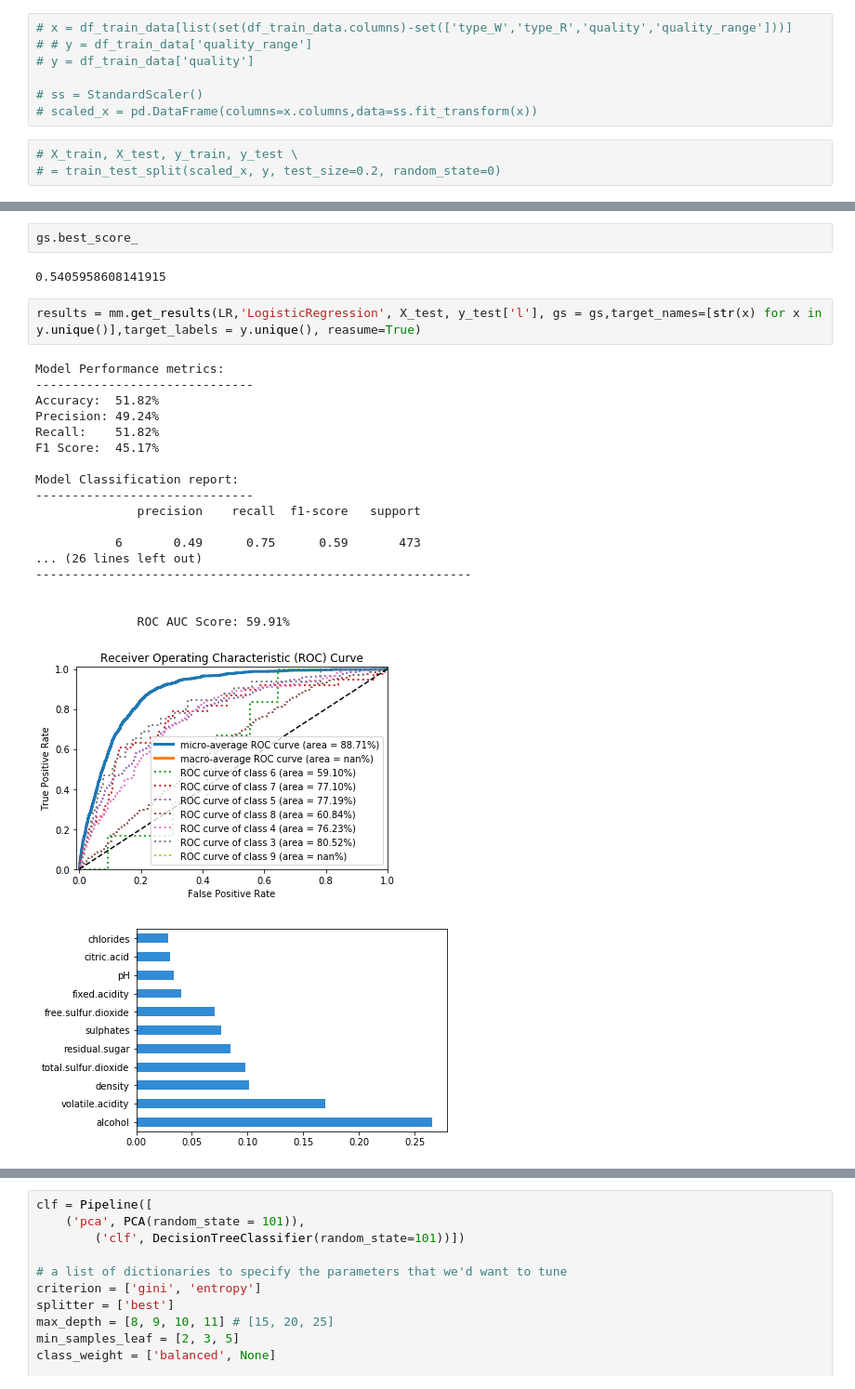
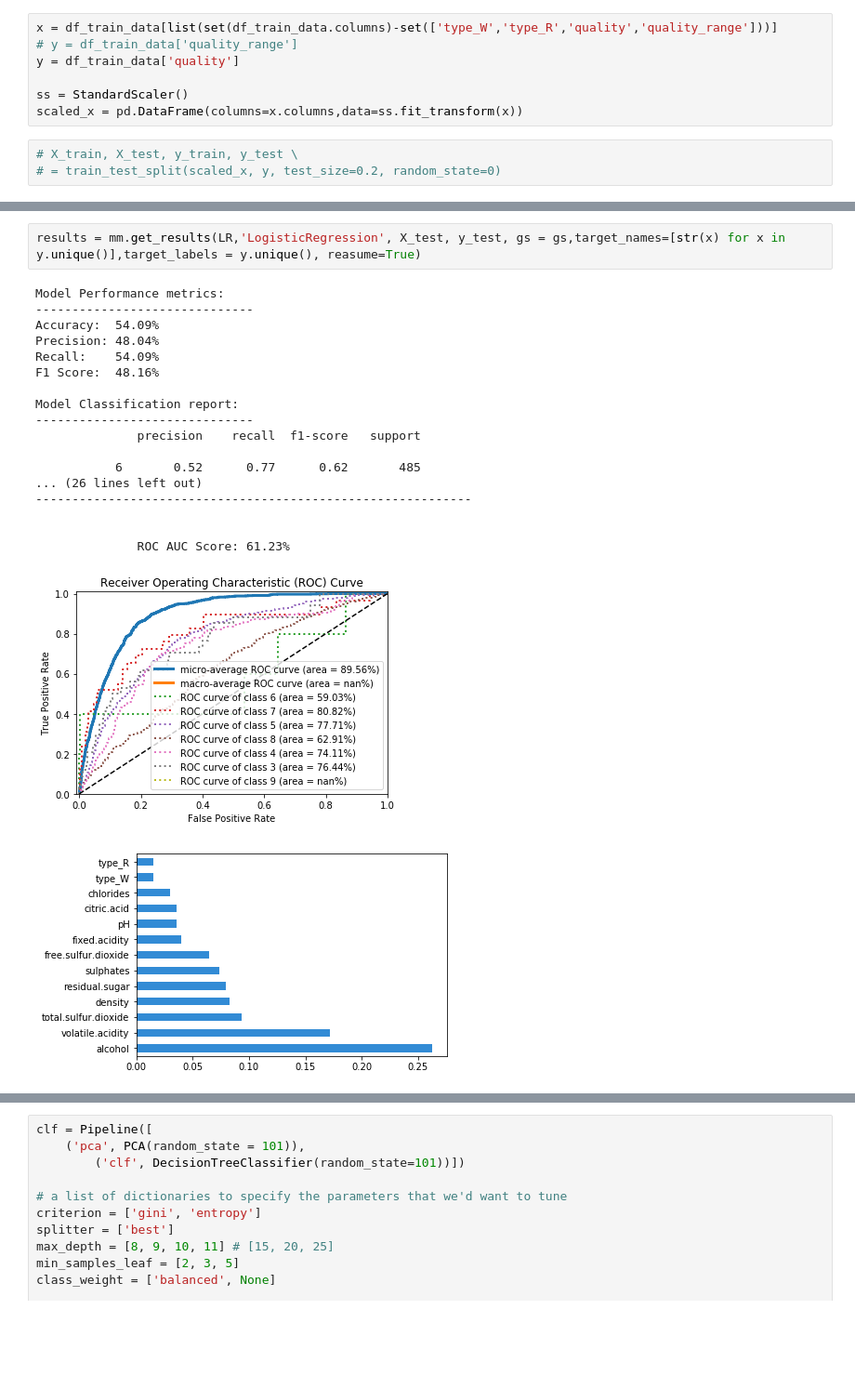
Before and after one commit to Ric418/Practice-ML, a Jupyter notebook: wine_quality/notebook/multicol.ipynb, the cells around one changed output, grey strips where cells are left out. Shown at 93% size. Saved outputs shown, nothing was run; the diff lists cells and outputs as text; blank space fills up the shorter version.

```diff
--- a/wine_quality/notebook/multicol.ipynb
+++ b/wine_quality/notebook/multicol.ipynb
@@ -95,12 +90,12 @@ ___________________________
 | type_W | uint8 | 5497 | 2 | 0 | 0.0 | [1, 0] | -1.149702 | -0.678432 | 0.125238 |
 | quality_range | category | 5497 | 3 | 0 | 0.0 | [1, 0, 2] Categories (3, int64): ... | -0.071517 | -0.791726 | NaN |
 # %%
-# x = df_train_data[list(set(df_train_data.columns)-set(['type_W','type_R','quality','quality_range']))]
-# # y = df_train_data['quality_range']
-# y = df_train_data['quality']
+x = df_train_data[list(set(df_train_data.columns)-set(['type_W','type_R','quality','quality_range']))]
+# y = df_train_data['quality_range']
+y = df_train_data['quality']
 
-# ss = StandardScaler()
-# scaled_x = pd.DataFrame(columns=x.columns,data=ss.fit_transform(x))
+ss = StandardScaler()
+scaled_x = pd.DataFrame(columns=x.columns,data=ss.fit_transform(x))
 # %%
 # X_train, X_test, y_train, y_test \
 # = train_test_split(scaled_x, y, test_size=0.2, random_state=0)
@@ -165,32 +165,28 @@ Pipeline(memory=None,
                               return_train_score=False, scoring='accuracy',
                               verbose=1))],
          verbose=False)
-# %%
-gs.best_score_
-# %% [output]
-0.5405958608141915
 # %%
-results = mm.get_results(LR,'LogisticRegression', X_test, y_test['l'], gs = gs,target_names=[str(x) for x in y.unique()],target_labels = y.unique(), reasume=True)
+results = mm.get_results(LR,'LogisticRegression', X_test, y_test, gs = gs,target_names=[str(x) for x in y.unique()],target_labels = y.unique(), reasume=True)
 # %% [output]
 Model Performance metrics:
 ------------------------------
-Accuracy:  51.82%
-Precision: 49.24%
-Recall:    51.82%
-F1 Score:  45.17%
+Accuracy:  54.09%
+Precision: 48.04%
+Recall:    54.09%
+F1 Score:  48.16%
 
 Model Classification report:
 ------------------------------
               precision    recall  f1-score   support
 
-           6       0.49      0.75      0.59       473
+           6       0.52      0.77      0.62       485
 ... (26 lines left out)
 ------------------------------------------------------------
 
 
-              ROC AUC Score: 59.91%
+              ROC AUC Score: 61.23%
-[figure, old version]
+[figure, new version]
-[figure, old version]
+[figure, new version]
 # %%
 results
 # %% [output]
```
Also changed, not shown: parts of 25 cells of this notebook, 1 other file.
